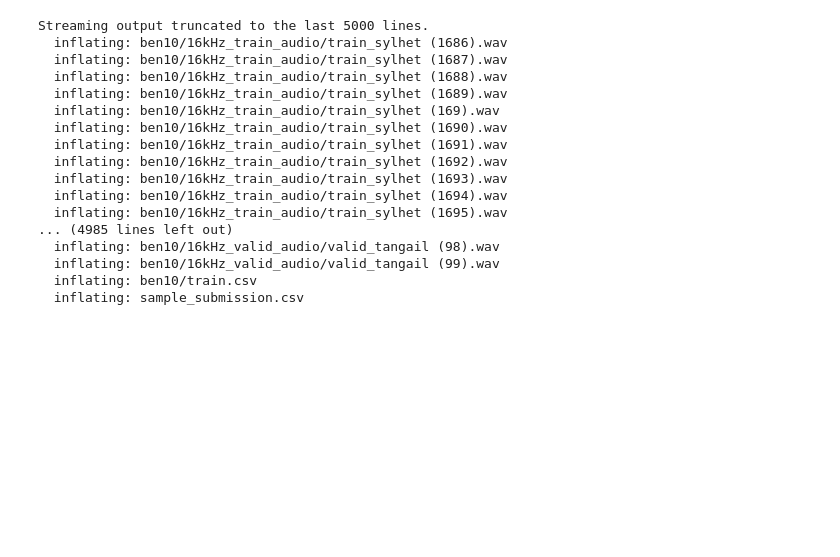
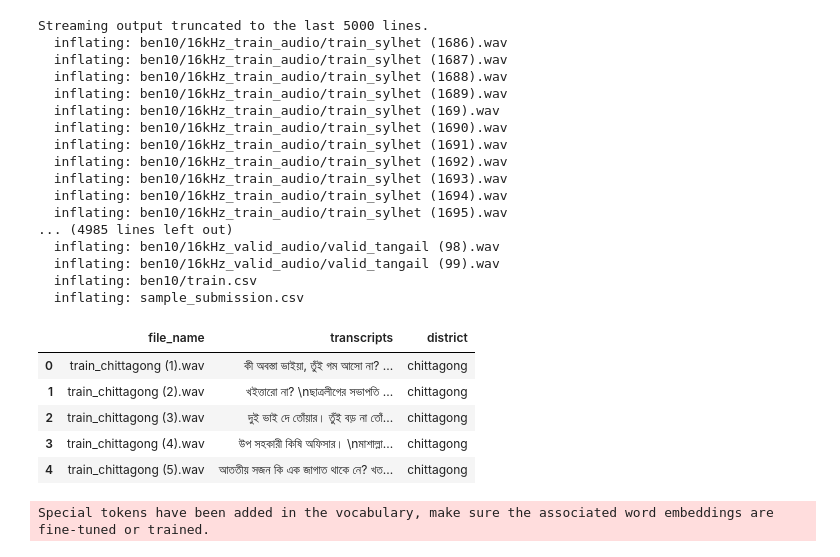
Before and after one commit to torontodeveloper/whisper-bengali-speech-recognition, a Jupyter notebook: WhisperBengaliTraining.ipynb, the cells around one changed output. Drawn from its saved outputs; the diff is of its cells as text; code cells hidden in the pictures; blank space fills up the shorter version.

```diff
--- a/WhisperBengaliTraining.ipynb
+++ b/WhisperBengaliTraining.ipynb
@@ -81,0 +88,10 @@ data_path=f'{BASE_DIR}/train.csv'
+# %%
+data = pd.read_csv(data_path)
+data.head()
+# %% [output]
+|  | file_name | transcripts | district |
+| 0 | train_chittagong (1).wav | কী অবস্তা ভাইয়া, তুঁই গম আসো না? ... | chittagong |
+| 1 | train_chittagong (2).wav | খইত্তারো না? \nছাত্রলীগের সভাপতি ... | chittagong |
+| 2 | train_chittagong (3).wav | দুই ভাই দে তোঁয়ার। তুঁই বড় না তোঁ... | chittagong |
+| 3 | train_chittagong (4).wav | উপ সহকারী কিষি অফিসার। \nমাশাল্লা... | chittagong |
+| 4 | train_chittagong (5).wav | আততীয় সজন কি এক জাগাত থাকে নে? খত... | chittagong |
@@ -81,0 +104,8 @@ data_path=f'{BASE_DIR}/train.csv'
+# %%
+processor = WhisperProcessor.from_pretrained('openai/whisper-large-v2')
+
+model = WhisperForConditionalGeneration.from_pretrained('openai/whisper-large-v2')
+
+model.config.forced_decoder_ids = None
+# %% [output]
+Special tokens have been added in the vocabulary, make sure the associated word embeddings are fine-tuned or trained.
```
Also changed, not shown: parts of 11 cells of this notebook.
